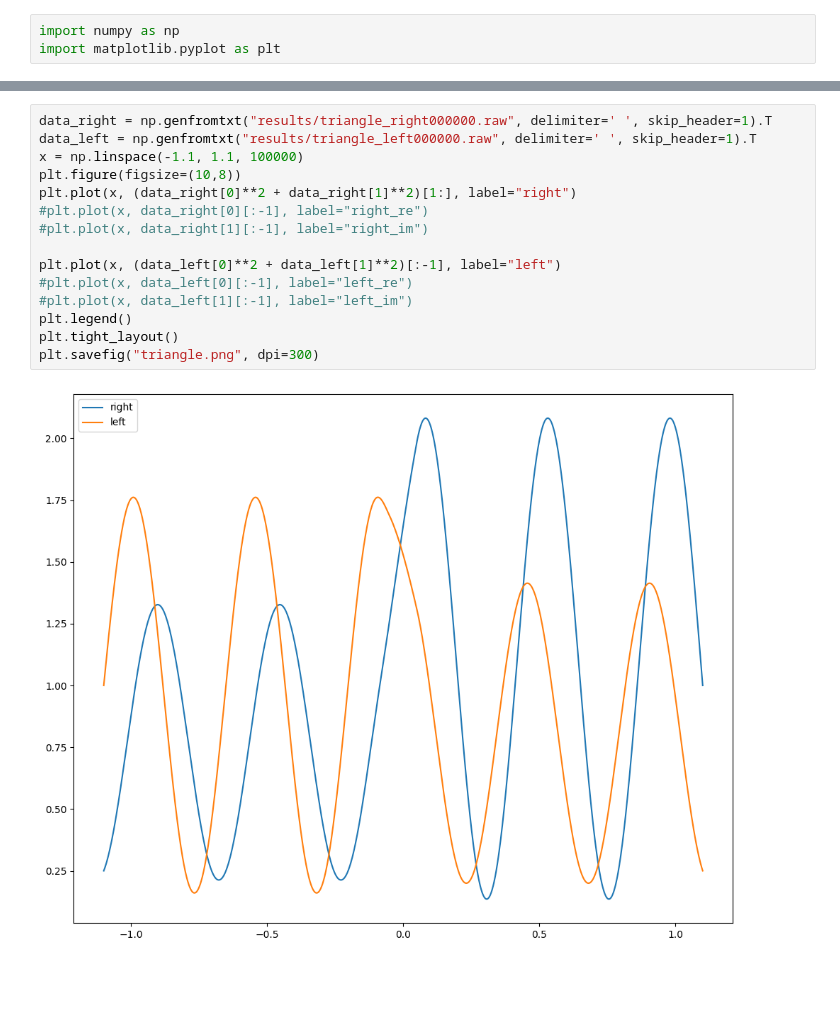
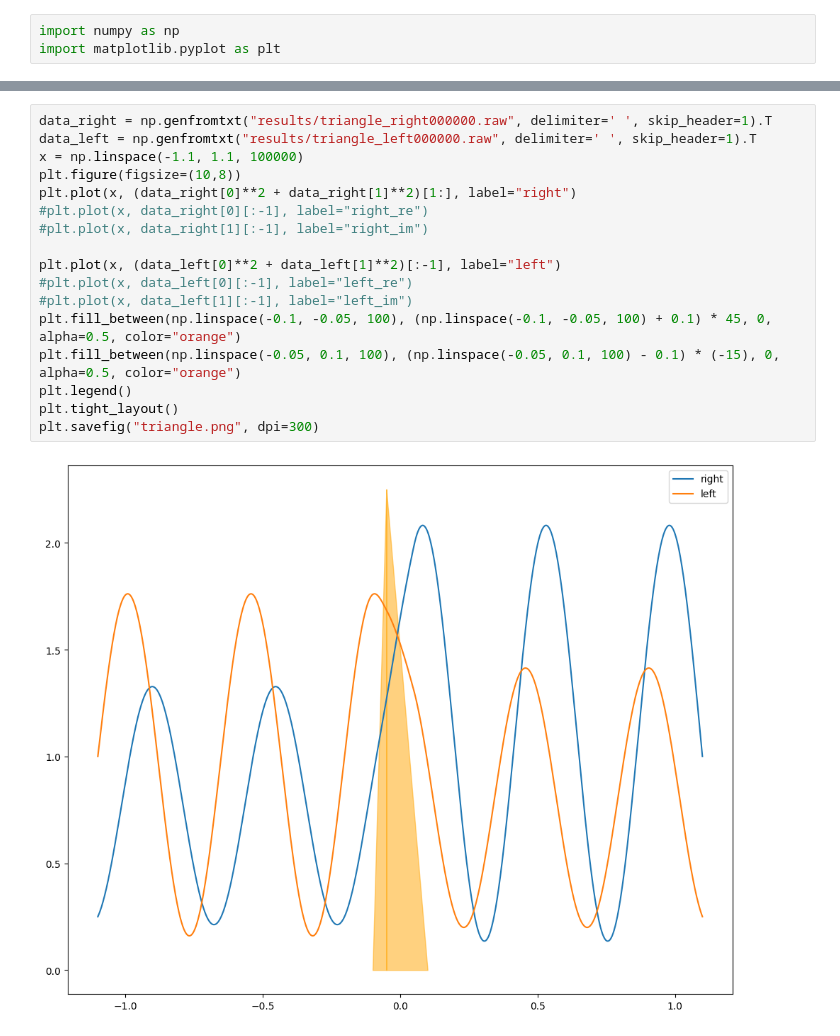
Before and after one commit to Hamajun504/miniscience_Orlov_Yaroslav, a Jupyter notebook: tunnel/asymmetric_barrier/plotting.ipynb, the cells around one changed output, grey strips where cells are left out. Cells and saved outputs as stored; diff of their text form; blank space fills up the shorter version.

```diff
--- a/tunnel/asymmetric_barrier/plotting.ipynb
+++ b/tunnel/asymmetric_barrier/plotting.ipynb
@@ -20,17 +21,19 @@ plt.savefig("rectangle.png", dpi=300)
 # %%
 data_right = np.genfromtxt("results/triangle_right000000.raw", delimiter=' ', skip_header=1).T
 data_left = np.genfromtxt("results/triangle_left000000.raw", delimiter=' ', skip_header=1).T
 x = np.linspace(-1.1, 1.1, 100000)
 plt.figure(figsize=(10,8))
 plt.plot(x, (data_right[0]**2 + data_right[1]**2)[1:], label="right")
 #plt.plot(x, data_right[0][:-1], label="right_re")
 #plt.plot(x, data_right[1][:-1], label="right_im")
 
 plt.plot(x, (data_left[0]**2 + data_left[1]**2)[:-1], label="left")
 #plt.plot(x, data_left[0][:-1], label="left_re")
 #plt.plot(x, data_left[1][:-1], label="left_im")
+plt.fill_between(np.linspace(-0.1, -0.05, 100), (np.linspace(-0.1, -0.05, 100) + 0.1) * 45, 0, alpha=0.5, color="orange")
+plt.fill_between(np.linspace(-0.05, 0.1, 100), (np.linspace(-0.05, 0.1, 100) - 0.1) * (-15), 0, alpha=0.5, color="orange")
 plt.legend()
 plt.tight_layout()
 plt.savefig("triangle.png", dpi=300)
 # %% [output]
-[figure, old version]
+[figure, new version]
```
Also changed, not shown: parts of 1 cell of this notebook, 2 other files.
